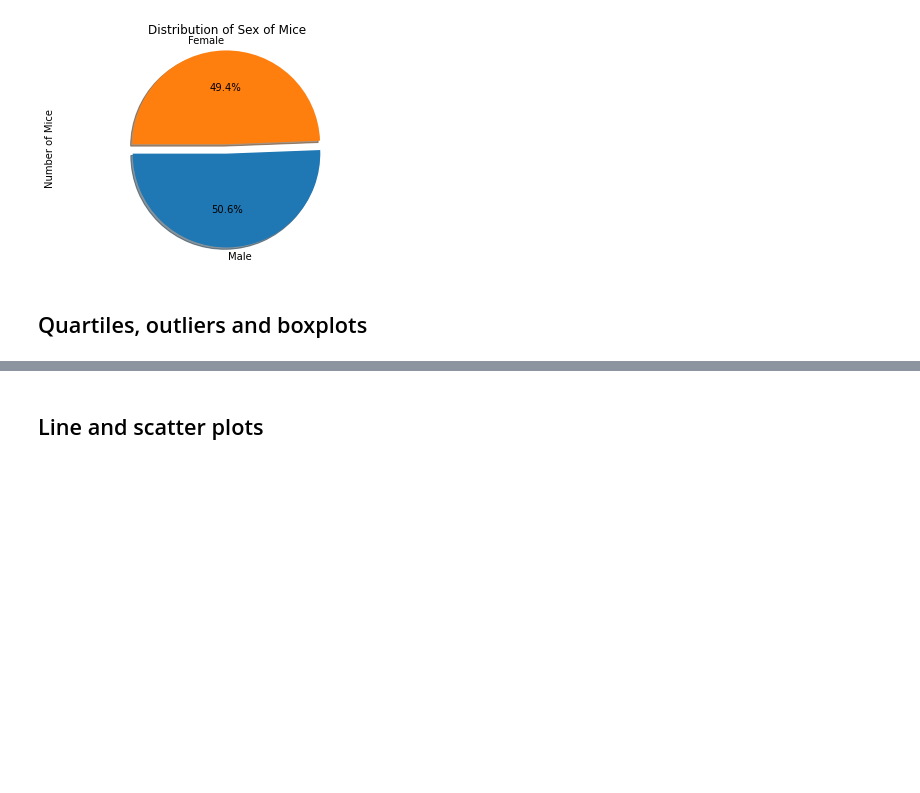
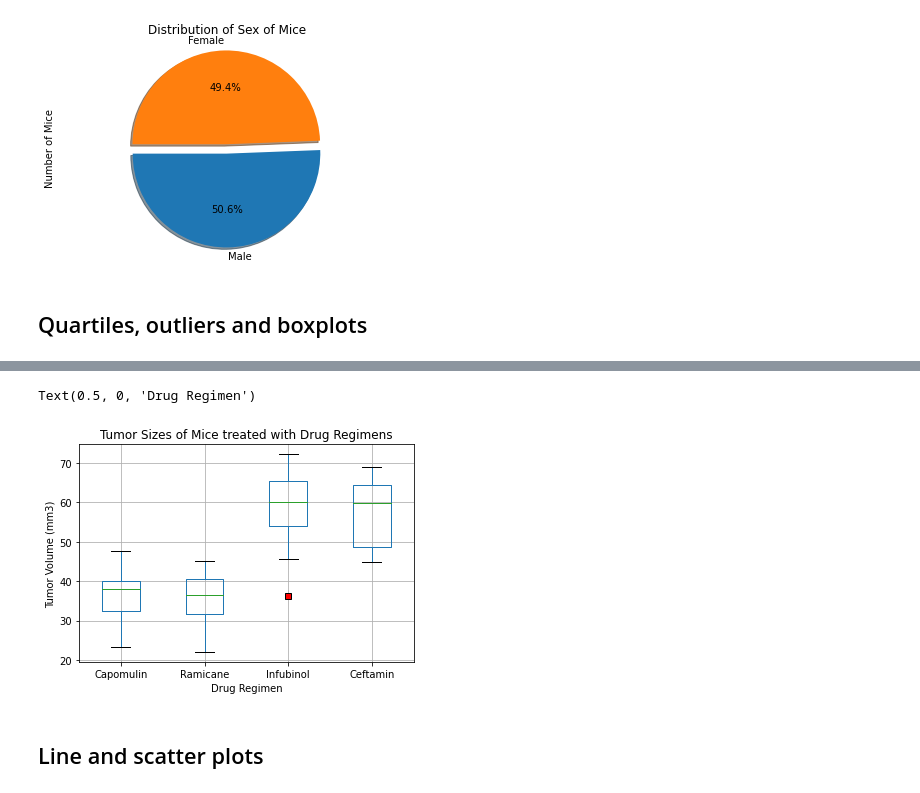
Before and after one commit to msadowski20/matplotlib-challenge, a Jupyter notebook: Pymaceuticals/pymaceuticals.ipynb, the cells around one changed output, grey strips where cells are left out. Drawn from its saved outputs; the diff is of its cells as text; code cells hidden in the pictures; blank space fills up the shorter version.

```diff
--- a/Pymaceuticals/pymaceuticals.ipynb
+++ b/Pymaceuticals/pymaceuticals.ipynb
@@ -141,2 +184,20 @@ KeyError: 'Tumor Volume (mm3)'
+# %%
+# Generate a box plot of the final tumor volume of each mouse across four regimens of interes
+drug_dict = {}
+
+for drug in drug_list:
+    drug_df = max_timepoint_df[max_timepoint_df["Drug Regimen"] == drug]
+
+    drug_dict[drug] = drug_df["Tumor Volume (mm3)"].values
+
+# box_plot_df = pd.DataFrame(drug_dict)
+red_square = dict(markerfacecolor='r', marker='s')
+box_plot = box_plot_df.boxplot(flierprops=red_square)
+box_plot.set_title("Tumor Sizes of Mice treated with Drug Regimens")
+box_plot.set_ylabel("Tumor Volume (mm3)")
+box_plot.set_xlabel("Drug Regimen")
+# %% [output]
+Text(0.5, 0, 'Drug Regimen')
+[figure, added]
 # %% [markdown]
 ## Line and scatter plots
```
Also changed, not shown: parts of 12 cells of this notebook.
